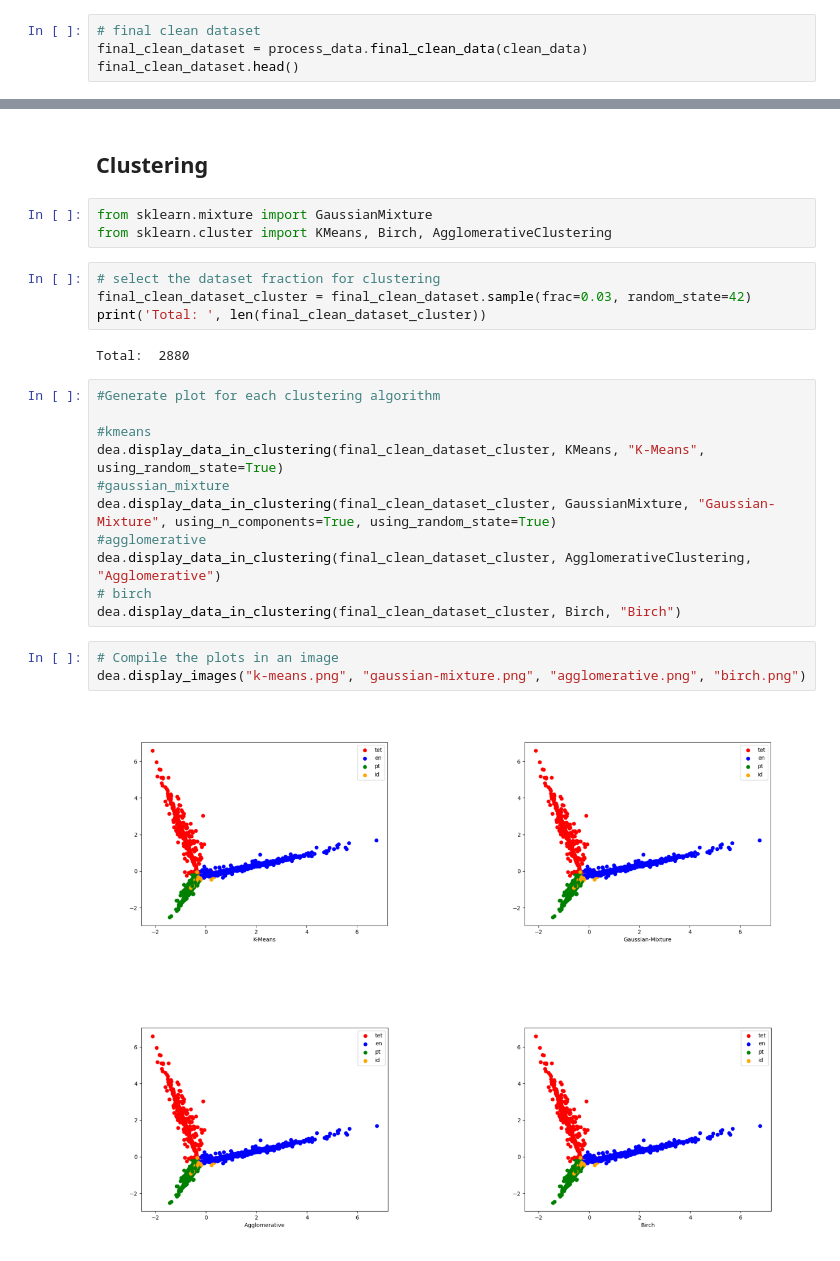
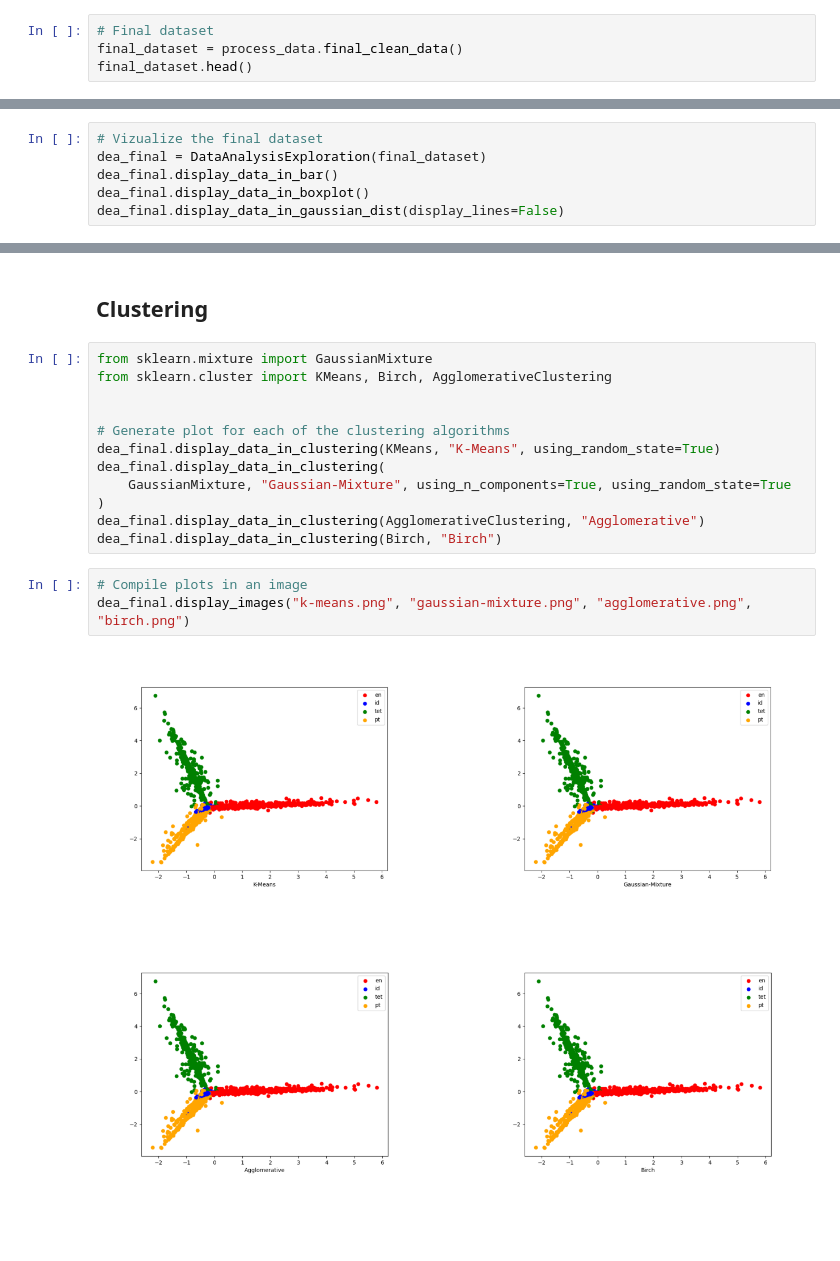
Before and after one commit to gabriel-de-jesus/tetun-lid, a Jupyter notebook: dea.ipynb, the cells around one changed output, grey strips where cells are left out. Drawn from its saved outputs; the diff is of its cells as text; blank space fills up the shorter version.

```diff
--- a/dea.ipynb
+++ b/dea.ipynb
@@ -103,5 +63,5 @@ Total sentences removed: 10087
 # %%
-# final clean dataset
-final_clean_dataset = process_data.final_clean_data(clean_data)
-final_clean_dataset.head()
+# Final dataset
+final_dataset = process_data.final_clean_data()
+final_dataset.head()
 # %% [output]
@@ -113,0 +87,6 @@ final_clean_dataset.head()
+# %%
+# Vizualize the final dataset
+dea_final = DataAnalysisExploration(final_dataset)
+dea_final.display_data_in_bar()
+dea_final.display_data_in_boxplot()
+dea_final.display_data_in_gaussian_dist(display_lines=False)
@@ -168,27 +106,19 @@ Sentence avg length before normalized:  134.75 and after normalized:  106.94
 # %% [markdown]
 ## Clustering
-# %%
-from sklearn.mixture import GaussianMixture
-from sklearn.cluster import KMeans, Birch, AgglomerativeClustering
-# %%
-# select the dataset fraction for clustering
-final_clean_dataset_cluster = final_clean_dataset.sample(frac=0.03, random_state=42)
-print('Total: ', len(final_clean_dataset_cluster))
-# %% [output]
-Total:  2880
 # %%
-#Generate plot for each clustering algorithm
+from sklearn.mixture import GaussianMixture
+from sklearn.cluster import KMeans, Birch, AgglomerativeClustering
 
-#kmeans
-dea.display_data_in_clustering(final_clean_dataset_cluster, KMeans, "K-Means", using_random_state=True)
-#gaussian_mixture
-dea.display_data_in_clustering(final_clean_dataset_cluster, GaussianMixture, "Gaussian-Mixture", using_n_components=True, using_random_state=True)
-#agglomerative
-dea.display_data_in_clustering(final_clean_dataset_cluster, AgglomerativeClustering, "Agglomerative")
-# birch
-dea.display_data_in_clustering(final_clean_dataset_cluster, Birch, "Birch")
+
+# Generate plot for each of the clustering algorithms
+dea_final.display_data_in_clustering(KMeans, "K-Means", using_random_state=True)
+dea_final.display_data_in_clustering(
+    GaussianMixture, "Gaussian-Mixture", using_n_components=True, using_random_state=True
+)
+dea_final.display_data_in_clustering(AgglomerativeClustering, "Agglomerative")
+dea_final.display_data_in_clustering(Birch, "Birch")
 # %%
-# Compile the plots in an image
-dea.display_images("k-means.png", "gaussian-mixture.png", "agglomerative.png", "birch.png")
+# Compile plots in an image
+dea_final.display_images("k-means.png", "gaussian-mixture.png", "agglomerative.png", "birch.png")
 # %% [output]
-[figure, old version]
+[figure, new version]
```
Also changed, not shown: parts of 28 cells of this notebook, 16 other files.
